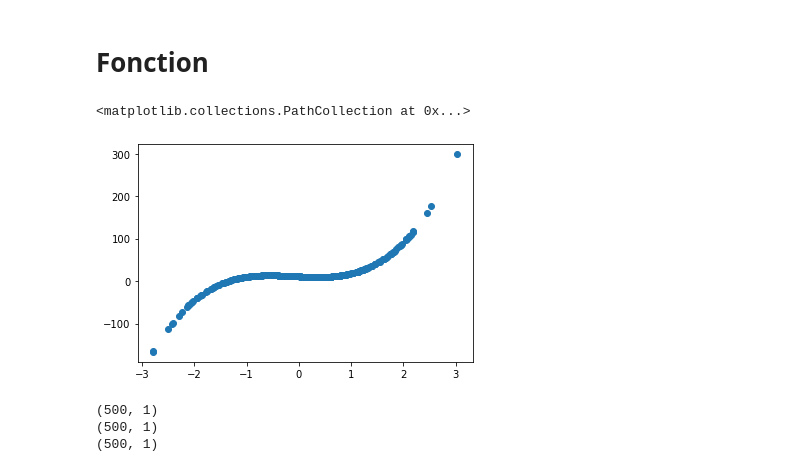
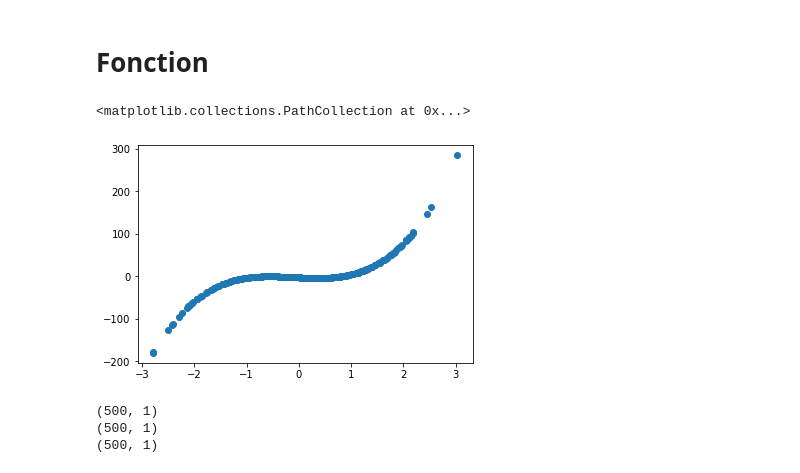
Before and after one commit to Brihmt/AnalyseBourse, a Jupyter notebook: régression.ipynb, the cells around one changed output. Saved outputs shown, nothing was run; the diff lists cells and outputs as text; code cells hidden in the pictures.

```diff
--- a/régression.ipynb
+++ b/régression.ipynb
@@ -44,12 +44,12 @@ def coef_determination(y, pred):
 # %%
 np.random.seed(1) # pour toujours reproduire le meme dataset
 x, y = make_regression(n_samples=500, n_features=1, noise=10)
-y=10*x**3+3*x**2-6*x-3 + ran(1,15)
+y=10*x**3+3*x**2-6*x-3
 
 plt.scatter(x, y) # afficher les résultats. X en abscisse et y en ordonnée
 # %% [output]
 <matplotlib.collections.PathCollection at 0x...>
-[figure, old version]
+[figure, new version]
 # %%
 print(x.shape)
 print(y.shape)
```
Also changed, not shown: parts of 28 cells of this notebook, 4 other files.
